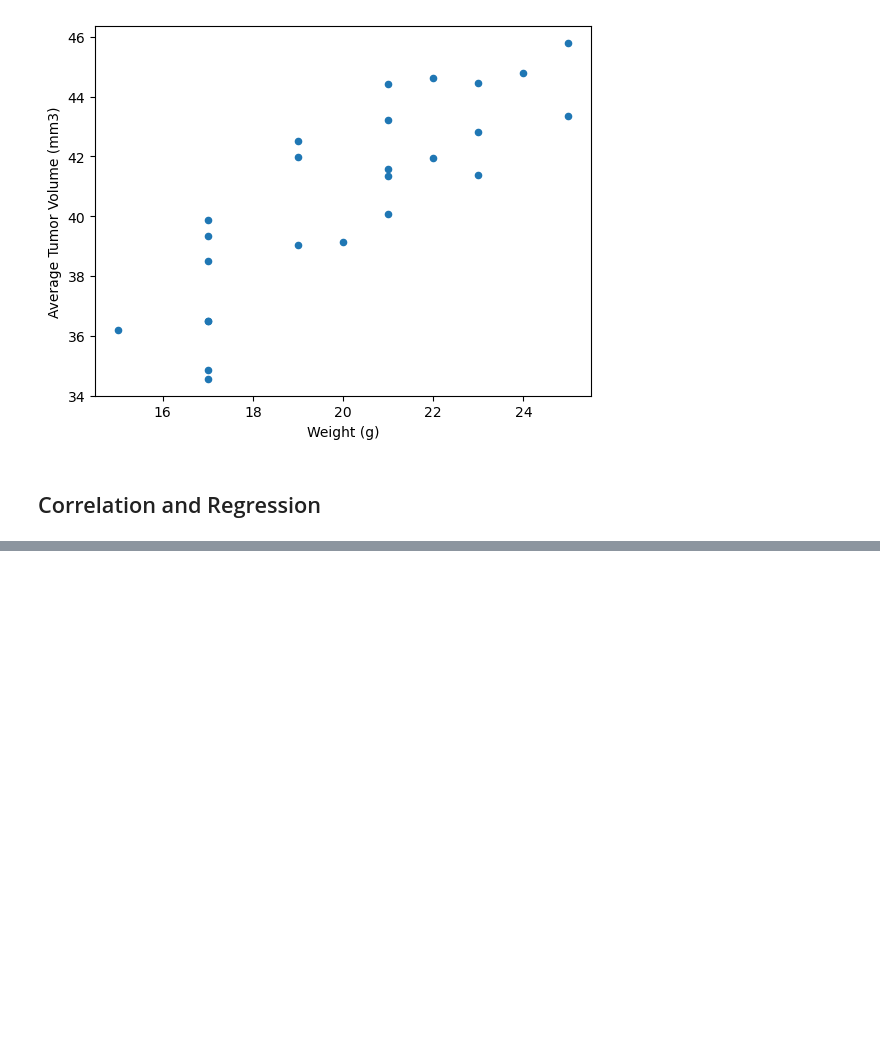
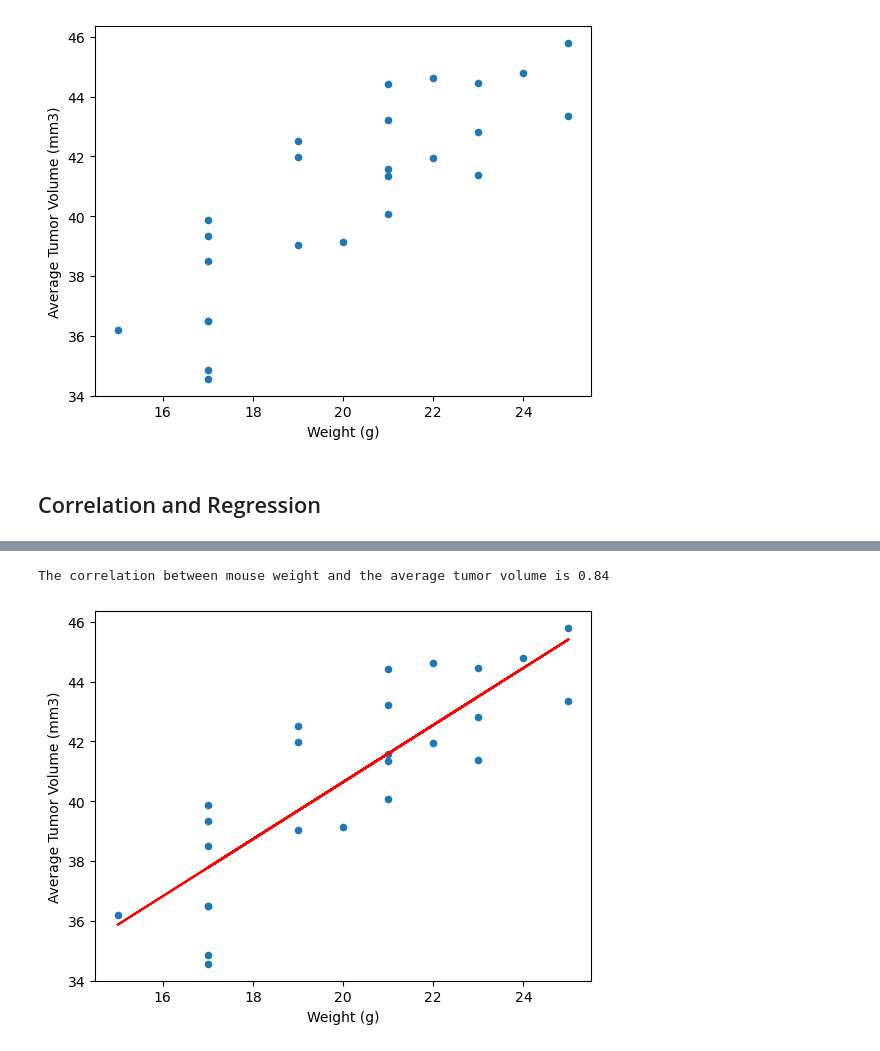
Before and after one commit to enumerbs/Module05-Challenge-Data-Visualisation, a Jupyter notebook: Pymaceuticals/pymaceuticals.ipynb, the cells around one changed output, grey strips where cells are left out. Saved outputs shown, nothing was run; the diff lists cells and outputs as text; code cells hidden in the pictures; blank space fills up the shorter version.

Commit message:
feat: implement calculations for correlation coefficient and overlay linear regression line on the scatter plot

```diff
--- a/Pymaceuticals/pymaceuticals.ipynb
+++ b/Pymaceuticals/pymaceuticals.ipynb
@@ -328,0 +323,31 @@ The correlation between mouse weight and the average tumor volume is 0.84
+# %%
+# Calculate the correlation coefficient and a linear regression model
+# for mouse weight and average observed tumor volume for the entire Capomulin regimen
+
+# Begin with scatter plot data manipulation as above
+x_axis = "Weight (g)"
+y_axis = "Tumor Volume (mm3)"
+mouse_study_results_Capomulin = mouse_study_results_dd.loc[ mouse_study_results_dd["Drug Regimen"] == 'Capomulin' , \
+                                                            ["Mouse ID", x_axis, y_axis] \
+                                                          ]
+mouse_study_results_Capomulin_grp = mouse_study_results_Capomulin.groupby("Mouse ID").agg({'Weight (g)': 'mean', 'Tumor Volume (mm3)': 'mean'})
+
+# Insert linear regression calculations...
+x_values = mouse_study_results_Capomulin_grp[x_axis]
+y_values = mouse_study_results_Capomulin_grp[y_axis]
+(slope, intercept, rvalue, pvalue, stderr) = st.linregress(x_values, y_values)
+regress_values = x_values * slope + intercept
+line_eq = "y = " + str(round(slope,2)) + "x + " + str(round(intercept,2))
+# ...and output the correlation coefficient
+print(f"The correlation between mouse weight and the average tumor volume is {rvalue:.2f}")
+
+# End by repeating the above scatter plot but overlaying the regression line
+mouse_study_results_Capomulin_grp.plot(kind='scatter', x=x_axis, y=y_axis, legend=False, \
+                                       xlabel=x_axis, ylabel="Average " + y_axis
+                                      )
+plt.plot(x_values,regress_values,"r-")
+
+plt.show()
+# %% [output]
+The correlation between mouse weight and the average tumor volume is 0.84
+[figure, added]
```
Also changed, not shown: parts of 1 cell of this notebook.
